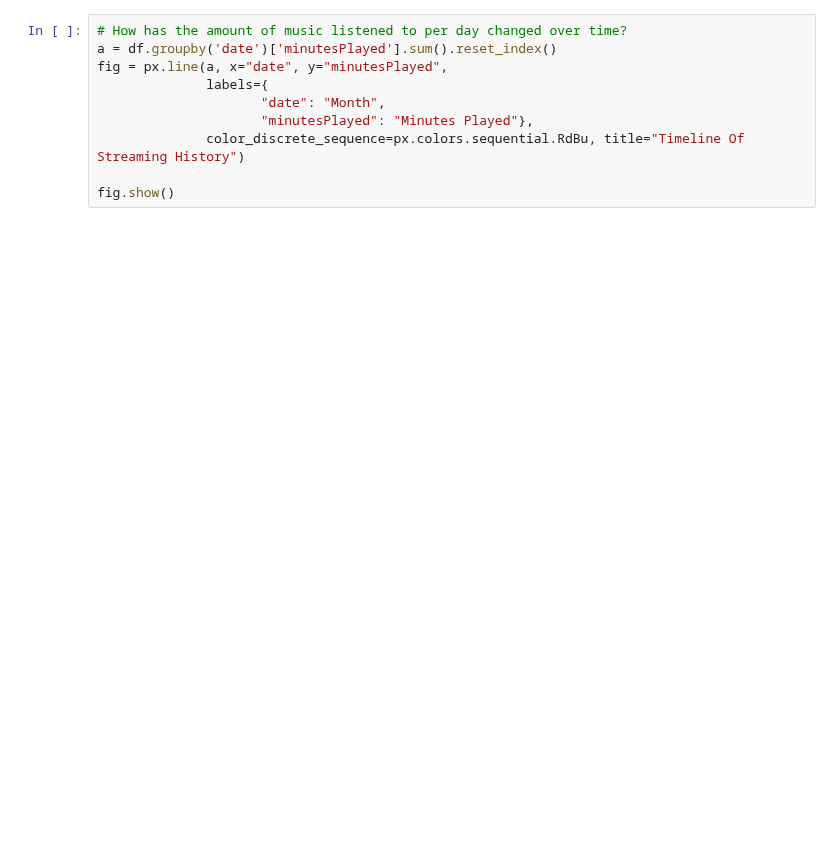
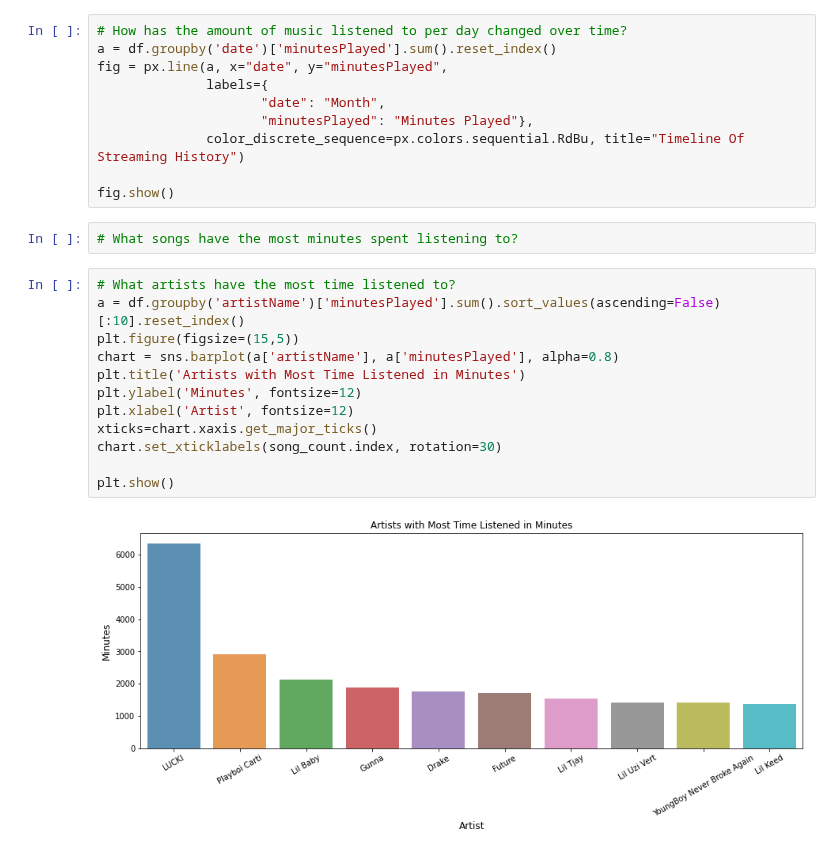
Before and after one commit to lognorman20/spotify_recommender, a Jupyter notebook: exploration.ipynb, the cells around one changed output. Saved outputs shown, nothing was run; the diff lists cells and outputs as text; blank space fills up the shorter version.

```diff
--- a/exploration.ipynb
+++ b/exploration.ipynb
@@ -226,3 +202,19 @@ fig = px.line(a, x="date", y="minutesPlayed",
               color_discrete_sequence=px.colors.sequential.RdBu, title="Timeline Of Streaming History")
 
 fig.show()
+# %%
+# What songs have the most minutes spent listening to?
+# %%
+# What artists have the most time listened to?
+a = df.groupby('artistName')['minutesPlayed'].sum().sort_values(ascending=False)[:10].reset_index()
+plt.figure(figsize=(15,5))
+chart = sns.barplot(a['artistName'], a['minutesPlayed'], alpha=0.8)
+plt.title('Artists with Most Time Listened in Minutes')
+plt.ylabel('Minutes', fontsize=12)
+plt.xlabel('Artist', fontsize=12)
+xticks=chart.xaxis.get_major_ticks()
+chart.set_xticklabels(song_count.index, rotation=30)
+
+plt.show()
+# %% [output]
+[figure, added]
```
Also changed, not shown: parts of 2 cells of this notebook.
